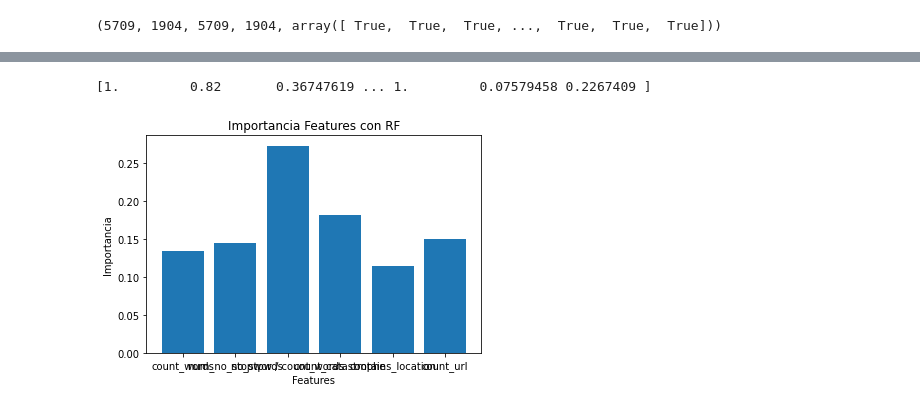
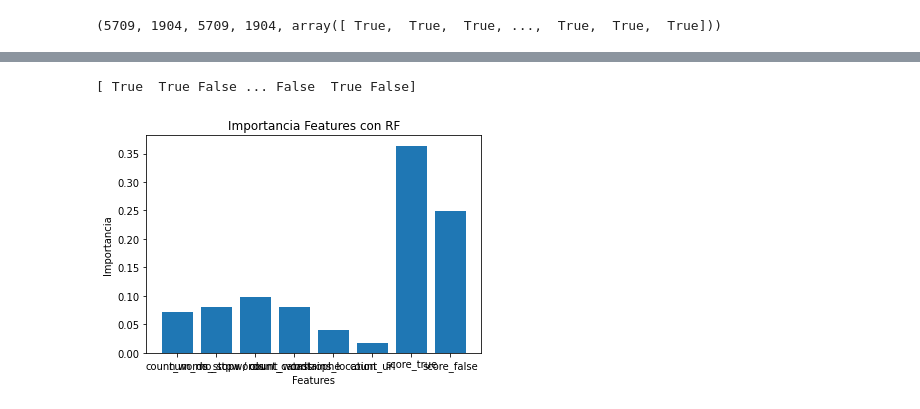
Before and after one commit to NicoGarofalo/TPDatos, a Jupyter notebook: otros_algoritmos/TP_RedNeuronal.ipynb, the cells around one changed output, grey strips where cells are left out. Saved outputs shown, nothing was run; the diff lists cells and outputs as text; code cells hidden in the pictures.

```diff
--- a/otros_algoritmos/TP_RedNeuronal.ipynb
+++ b/otros_algoritmos/TP_RedNeuronal.ipynb
@@ -174,0 +266,2 @@ df_train_res['count_url'] = df_train_res['text'].apply(count_url_per_tw)
+# %%
+df_train_res['tfidf-sum'] = score_arr
@@ -195,2 +297,2 @@ df_test_res['count_url'] = df_test_res['text'].apply(count_url_per_tw)
 # %%
-feature_arr = ['count_words','num_no_stopwords','no_stpw / count_words','count_catastrophe','contains_location','count_url']
+feature_arr = ['count_words','num_no_stopwords','no_stpw / count_words','count_catastrophe','contains_location','count_url','score_true','score_false']
@@ -222,7 +326,7 @@ print(prints)
 (5709, 1904, 5709, 1904, array([ True,  True,  True, ...,  True,  True,  True]))
 # %%
 # --------------- Entrenamiento - MLP (Multilayer Perceptron) --------------- #
-clf = MLPClassifier(activation='relu',learning_rate_init=0.0003, hidden_layer_sizes=(50,35), random_state=1, max_iter=200, solver='adam')
+clf = MLPClassifier(activation='relu',learning_rate_init=0.0003, hidden_layer_sizes=(50,35,60), random_state=1, max_iter=400, solver='adam')
 #X_train = X_train.reshape(-1, 1) #Esto se hace si tengo 1 solo feature
 clf.fit(X_train_clf, y_train)
 # %% [output]
@@ -400,30 +492,30 @@ pred
 #Random forest de rama
 from sklearn import preprocessing
 from sklearn import tree
-from sklearn.ensemble import RandomForestRegressor
+from sklearn.ensemble import RandomForestClassifier
 le = preprocessing.LabelEncoder()
 
 #df_train["text"] = le.fit_transform(df_train['text'])
 #df_train["target"] = le.fit_transform(df_train["target"])
-regressor = RandomForestRegressor(n_estimators = 50, random_state = 0)
+classifier = RandomForestClassifier(n_estimators = 50, random_state = 0)
 
-regressor.fit(X_train_clf,y_train)
+classifier.fit(X_train_clf,y_train)
 
-Y_pred = regressor.predict(X_test_clf)  # test the output by changing values
+Y_pred = classifier.predict(X_test_clf)  # test the output by changing values
 print(Y_pred)
 # %% [output]
-[1.         0.82       0.36747619 ... 1.         0.07579458 0.2267409 ]
+[ True  True False ... False  True False]
 # %%
 #fig, axes = plt.subplots(nrows = 1,ncols = 1,figsize = (4,4), dpi=400)
 #tree.plot_tree(regressor.estimators_[0], feature_names = X_train_clf.columns, filled = True);
 # %%
-plt.bar(X_train_clf.columns, regressor.feature_importances_)
+plt.bar(X_train_clf.columns, classifier.feature_importances_)
 plt.xlabel('Features')
 plt.ylabel('Importancia')
 plt.title('Importancia Features con RF')
 plt.show()
 # %% [output]
-[figure, old version]
+[figure, new version]
 # %%
 X_train_clf.columns
 # %% [output]
```
Also changed, not shown: parts of 33 cells of this notebook.
